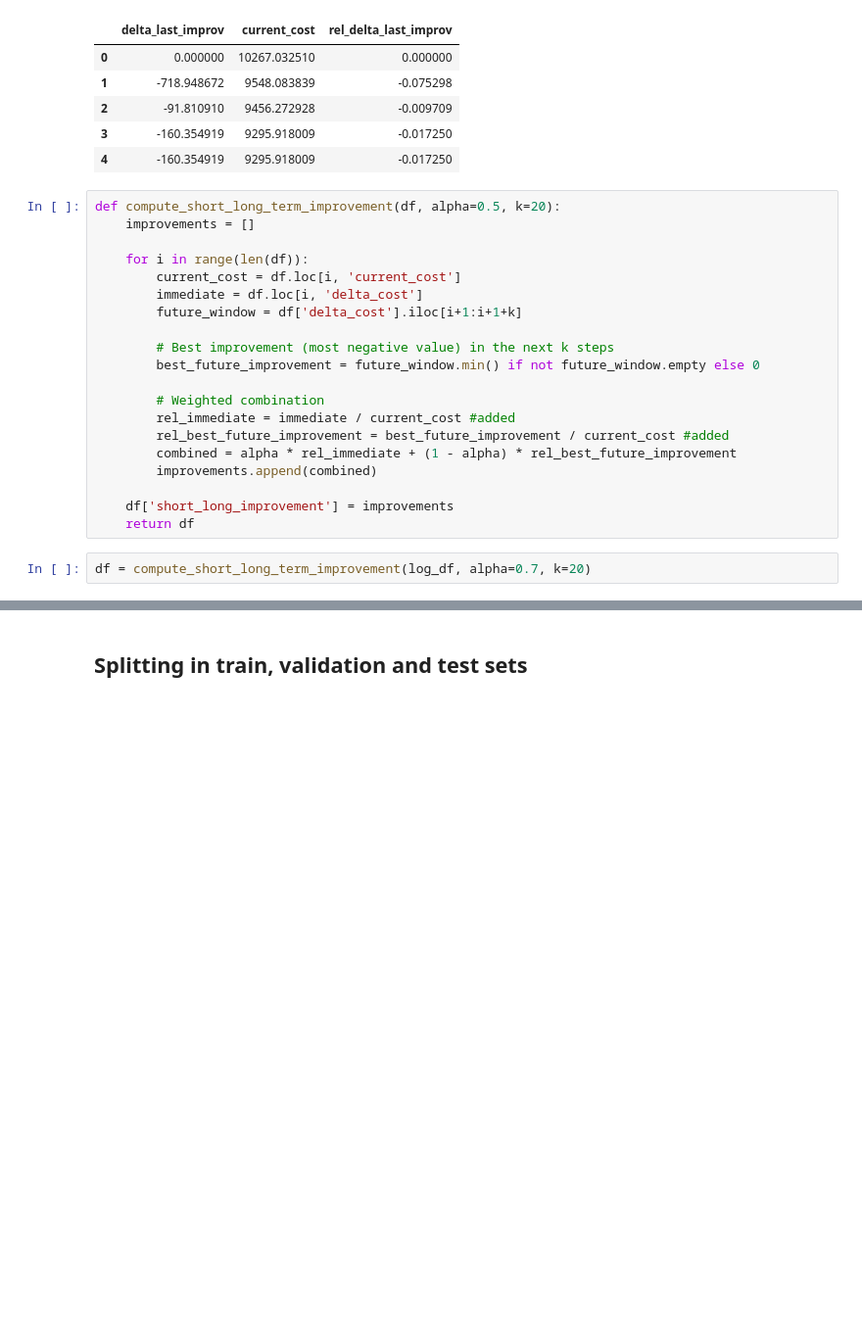
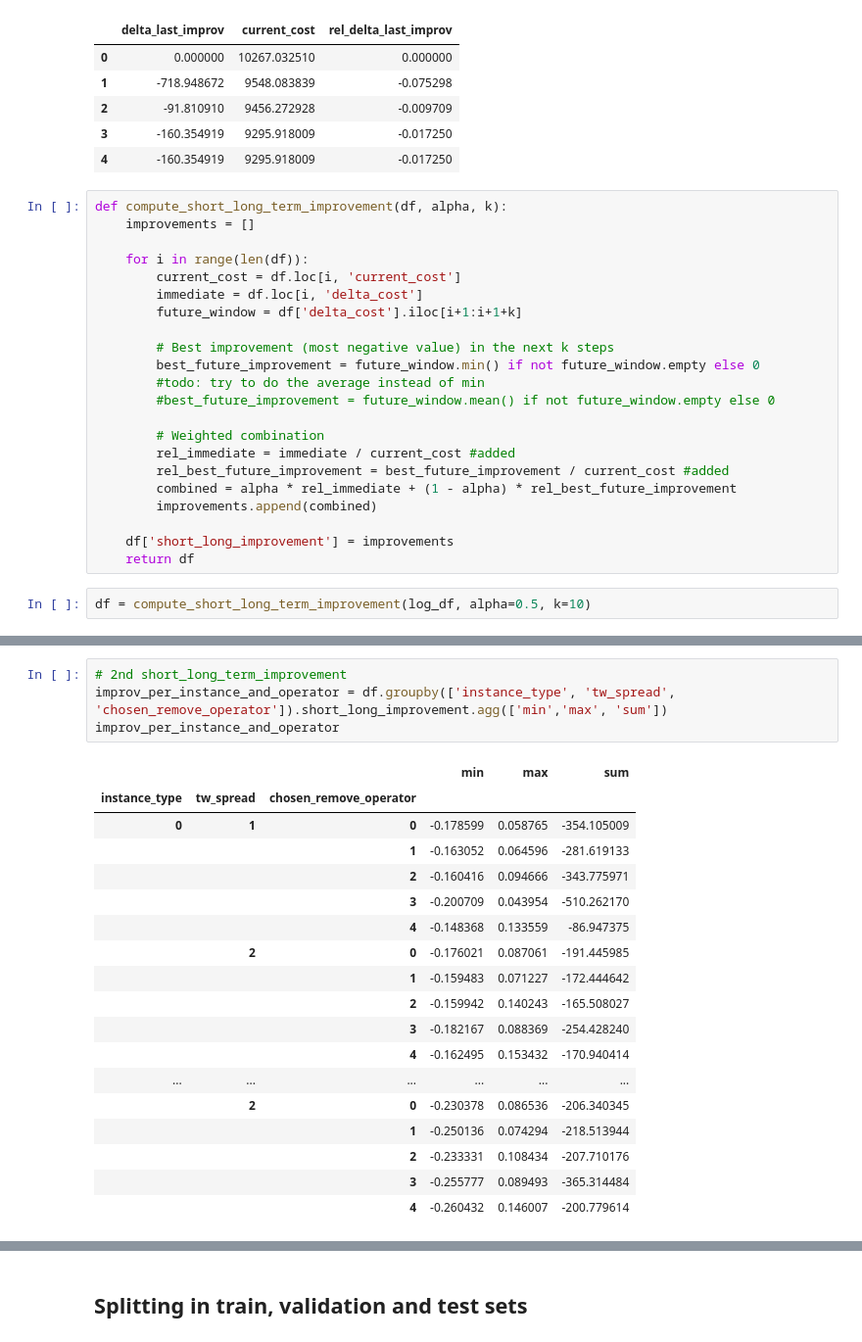
Before and after one commit to karolygd/HVRPTW-with-NLNS, a Jupyter notebook: training_data_nn/training_data_processing.ipynb, the cells around one changed output, grey strips where cells are left out. Shown at 98% size. Drawn from its saved outputs; the diff is of its cells as text; blank space fills up the shorter version.

```diff
--- a/training_data_nn/training_data_processing.ipynb
+++ b/training_data_nn/training_data_processing.ipynb
@@ -50,7 +50,7 @@ log_df[['delta_last_improv', 'current_cost', 'rel_delta_last_improv']].head()
 | 3 | -160.354919 | 9295.918009 | -0.017250 |
 | 4 | -160.354919 | 9295.918009 | -0.017250 |
 # %%
-def compute_short_long_term_improvement(df, alpha=0.5, k=20):
+def compute_short_long_term_improvement(df, alpha, k):
     improvements = []
 
     for i in range(len(df)):
@@ -60,6 +60,8 @@ def compute_short_long_term_improvement(df, alpha=0.5, k=20):
 
         # Best improvement (most negative value) in the next k steps
         best_future_improvement = future_window.min() if not future_window.empty else 0
+        #todo: try to do the average instead of min
+        #best_future_improvement = future_window.mean() if not future_window.empty else 0
 
         # Weighted combination
         rel_immediate = immediate / current_cost #added
@@ -70,5 +72,5 @@ def compute_short_long_term_improvement(df, alpha=0.5, k=20):
     df['short_long_improvement'] = improvements
     return df
 # %%
-df = compute_short_long_term_improvement(log_df, alpha=0.7, k=20)
+df = compute_short_long_term_improvement(log_df, alpha=0.5, k=10)
 # %%
@@ -114,2 +128,25 @@ chosen_insert_operator          216000
 short_long_improvement          216000
 dtype: int64
+# %%
+# 2nd short_long_term_improvement
+improv_per_instance_and_operator = df.groupby(['instance_type', 'tw_spread', 'chosen_remove_operator']).short_long_improvement.agg(['min','max', 'sum'])
+improv_per_instance_and_operator
+# %% [output]
+|  |  |  | min | max | sum |
+| instance_type | tw_spread | chosen_remove_operator |  |  |  |
+| 0 | 1 | 0 | -0.178599 | 0.058765 | -354.105009 |
+|  |  | 1 | -0.163052 | 0.064596 | -281.619133 |
+|  |  | 2 | -0.160416 | 0.094666 | -343.775971 |
+|  |  | 3 | -0.200709 | 0.043954 | -510.262170 |
+|  |  | 4 | -0.148368 | 0.133559 | -86.947375 |
+|  | 2 | 0 | -0.176021 | 0.087061 | -191.445985 |
+|  |  | 1 | -0.159483 | 0.071227 | -172.444642 |
+|  |  | 2 | -0.159942 | 0.140243 | -165.508027 |
+|  |  | 3 | -0.182167 | 0.088369 | -254.428240 |
+|  |  | 4 | -0.162495 | 0.153432 | -170.940414 |
+| ... | ... | ... | ... | ... | ... |
+|  | 2 | 0 | -0.230378 | 0.086536 | -206.340345 |
+|  |  | 1 | -0.250136 | 0.074294 | -218.513944 |
+|  |  | 2 | -0.233331 | 0.108434 | -207.710176 |
+|  |  | 3 | -0.255777 | 0.089493 | -365.314484 |
+|  |  | 4 | -0.260432 | 0.146007 | -200.779614 |
```
Also changed, not shown: parts of 17 cells of this notebook, 17 other files.
